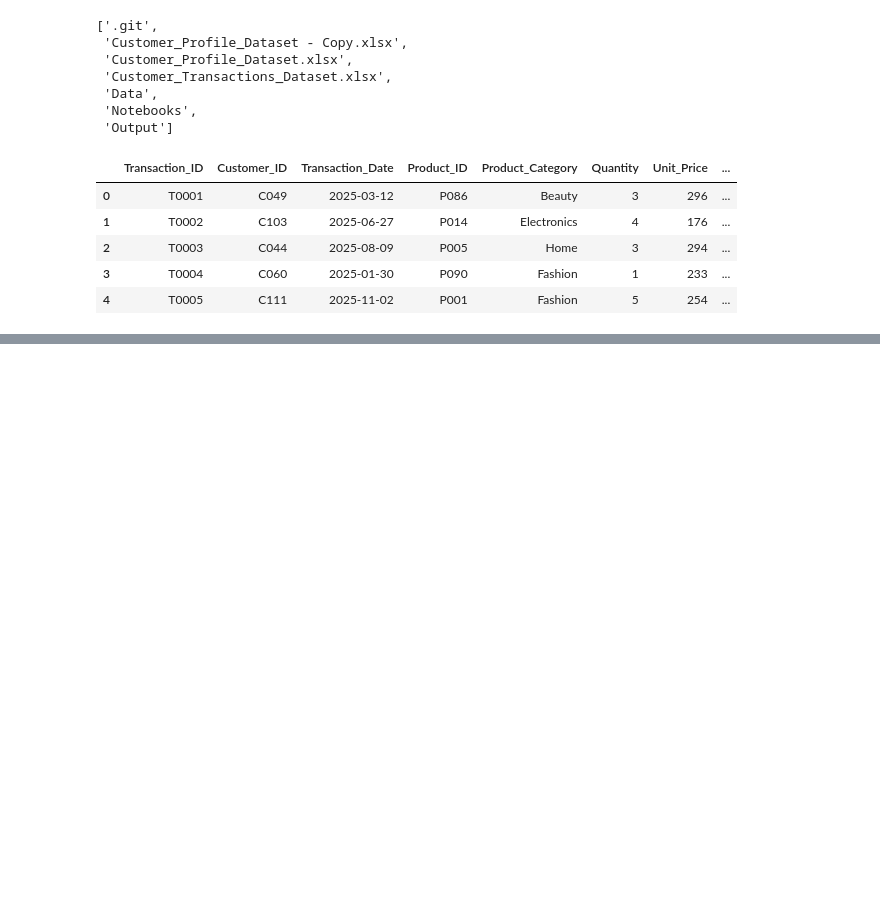
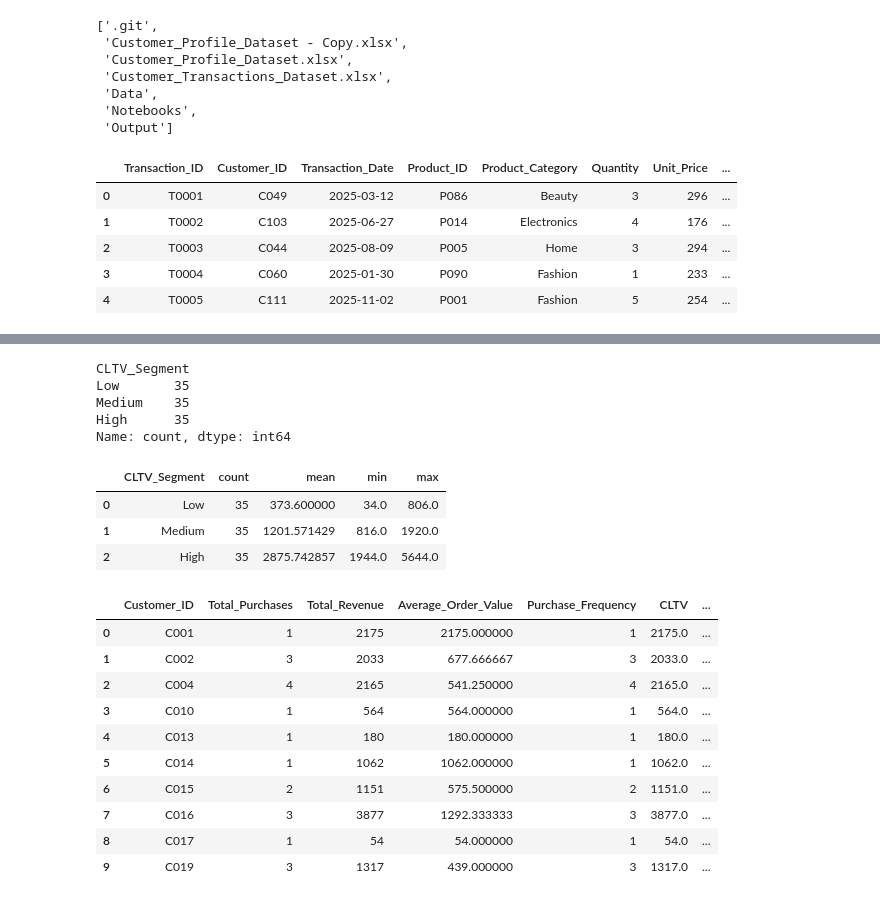
Before and after one commit to Harslshnde/Infotact-Project-2-Cohort-Retention, a Jupyter notebook: transactional_data_cleaning.ipynb, the cells around one changed output, grey strips where cells are left out. Saved outputs shown, nothing was run; the diff lists cells and outputs as text; code cells hidden in the pictures; blank space fills up the shorter version.

Commit message:
Completed CLTV customer segmentation analysis

```diff
--- a/transactional_data_cleaning.ipynb
+++ b/transactional_data_cleaning.ipynb
@@ -1348,0 +1353,4 @@ df.head()
+# %%
+import pandas as pd
+
+df = pd.read_excel("../Customer_Transactions_Dataset.xlsx")
@@ -1348,0 +1366,10 @@ df.head()
+# %%
+cltv = (
+    df.groupby("Customer_ID")
+    .agg(
+        Total_Purchases=("Transaction_ID", "nunique"),
+        Total_Revenue=("Total_Amount", "sum"),
+        Average_Order_Value=("Total_Amount", "mean")
+    )
+    .reset_index()
+)
@@ -1348,0 +1409,7 @@ df.head()
+# %%
+cltv["Purchase_Frequency"] = cltv["Total_Purchases"]
+
+cltv["CLTV"] = (
+    cltv["Average_Order_Value"] *
+    cltv["Purchase_Frequency"]
+)
@@ -1348,0 +1430,7 @@ df.head()
+# %%
+cltv["CLTV_Segment"] = pd.qcut(
+    cltv["CLTV"],
+    q=3,
+    labels=["Low", "Medium", "High"],
+    duplicates="drop"
+)
@@ -1348,0 +1451,35 @@ df.head()
+# %%
+cltv["CLTV_Segment"].value_counts()
+# %% [output]
+CLTV_Segment
+Low       35
+Medium    35
+High      35
+Name: count, dtype: int64
+# %%
+segment_summary = (
+    cltv.groupby("CLTV_Segment", observed=True)["CLTV"]
+    .agg(["count", "mean", "min", "max"])
+    .reset_index()
+)
+
+segment_summary
+# %% [output]
+|  | CLTV_Segment | count | mean | min | max |
+| 0 | Low | 35 | 373.600000 | 34.0 | 806.0 |
+| 1 | Medium | 35 | 1201.571429 | 816.0 | 1920.0 |
+| 2 | High | 35 | 2875.742857 | 1944.0 | 5644.0 |
+# %%
+cltv.head(10)
+# %% [output]
+|  | Customer_ID | Total_Purchases | Total_Revenue | Average_Order_Value | Purchase_Frequency | CLTV | ... |
+| 0 | C001 | 1 | 2175 | 2175.000000 | 1 | 2175.0 | ... |
+| 1 | C002 | 3 | 2033 | 677.666667 | 3 | 2033.0 | ... |
+| 2 | C004 | 4 | 2165 | 541.250000 | 4 | 2165.0 | ... |
+| 3 | C010 | 1 | 564 | 564.000000 | 1 | 564.0 | ... |
+| 4 | C013 | 1 | 180 | 180.000000 | 1 | 180.0 | ... |
+| 5 | C014 | 1 | 1062 | 1062.000000 | 1 | 1062.0 | ... |
+| 6 | C015 | 2 | 1151 | 575.500000 | 2 | 1151.0 | ... |
+| 7 | C016 | 3 | 3877 | 1292.333333 | 3 | 3877.0 | ... |
+| 8 | C017 | 1 | 54 | 54.000000 | 1 | 54.0 | ... |
+| 9 | C019 | 3 | 1317 | 439.000000 | 3 | 1317.0 | ... |
```
Also changed, not shown: parts of 7 cells of this notebook.
